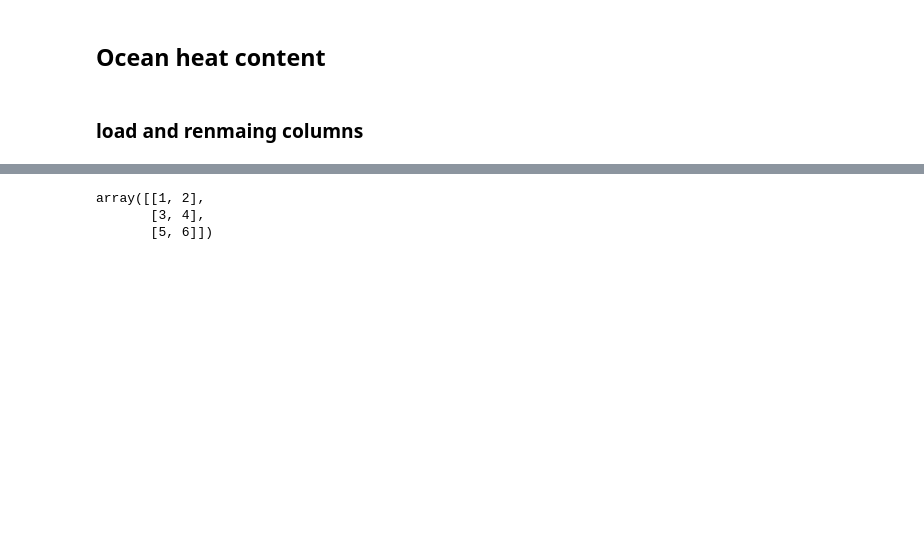
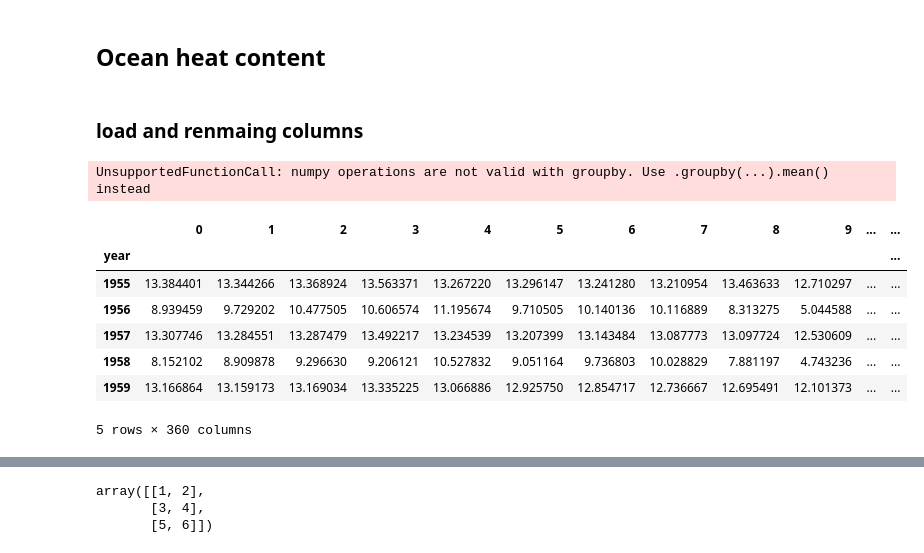
Before and after one commit to farismosman/cc-eblocks, a Jupyter notebook: data/data_prep.ipynb, the cells around one changed output, grey strips where cells are left out. Drawn from its saved outputs; the diff is of its cells as text; code cells hidden in the pictures; blank space fills up the shorter version.

```diff
--- a/data/data_prep.ipynb
+++ b/data/data_prep.ipynb
@@ -19,7 +19,7 @@ val = l['Value'].tolist()
 # %% [markdown]
 ### load and renmaing columns
 # %%
-ocean = pd.read_csv('oceans/t00mn1.csv', delimiter=' ', header=None)
+ocean = pd.read_csv('oceans/t00mn1.csv', delimiter=' ', header=None, dtype=np.float64)
 # %%
 ocean.columns = range(10)
 # %%
@@ -42 +42,16 @@ ocean.set_index(['year'], inplace=True)
+# %%
+df = ocean.groupby('year').mean(axis=0)
+# %% [output]
+UnsupportedFunctionCall: numpy operations are not valid with groupby. Use .groupby(...).mean() instead
+# %%
+df.head()
+# %% [output]
+|  | 0 | 1 | 2 | 3 | 4 | 5 | 6 | 7 | 8 | 9 | ... | ... |
+| year |  |  |  |  |  |  |  |  |  |  |  | ... |
+| 1955 | 13.384401 | 13.344266 | 13.368924 | 13.563371 | 13.267220 | 13.296147 | 13.241280 | 13.210954 | 13.463633 | 12.710297 | ... | ... |
+| 1956 | 8.939459 | 9.729202 | 10.477505 | 10.606574 | 11.195674 | 9.710505 | 10.140136 | 10.116889 | 8.313275 | 5.044588 | ... | ... |
+| 1957 | 13.307746 | 13.284551 | 13.287479 | 13.492217 | 13.234539 | 13.207399 | 13.143484 | 13.087773 | 13.097724 | 12.530609 | ... | ... |
+| 1958 | 8.152102 | 8.909878 | 9.296630 | 9.206121 | 10.527832 | 9.051164 | 9.736803 | 10.028829 | 7.881197 | 4.743236 | ... | ... |
+| 1959 | 13.166864 | 13.159173 | 13.169034 | 13.335225 | 13.066886 | 12.925750 | 12.854717 | 12.736667 | 12.695491 | 12.101373 | ... | ... |
+5 rows × 360 columns
 # %%
```
Also changed, not shown: parts of 9 cells of this notebook, 5 other files.
